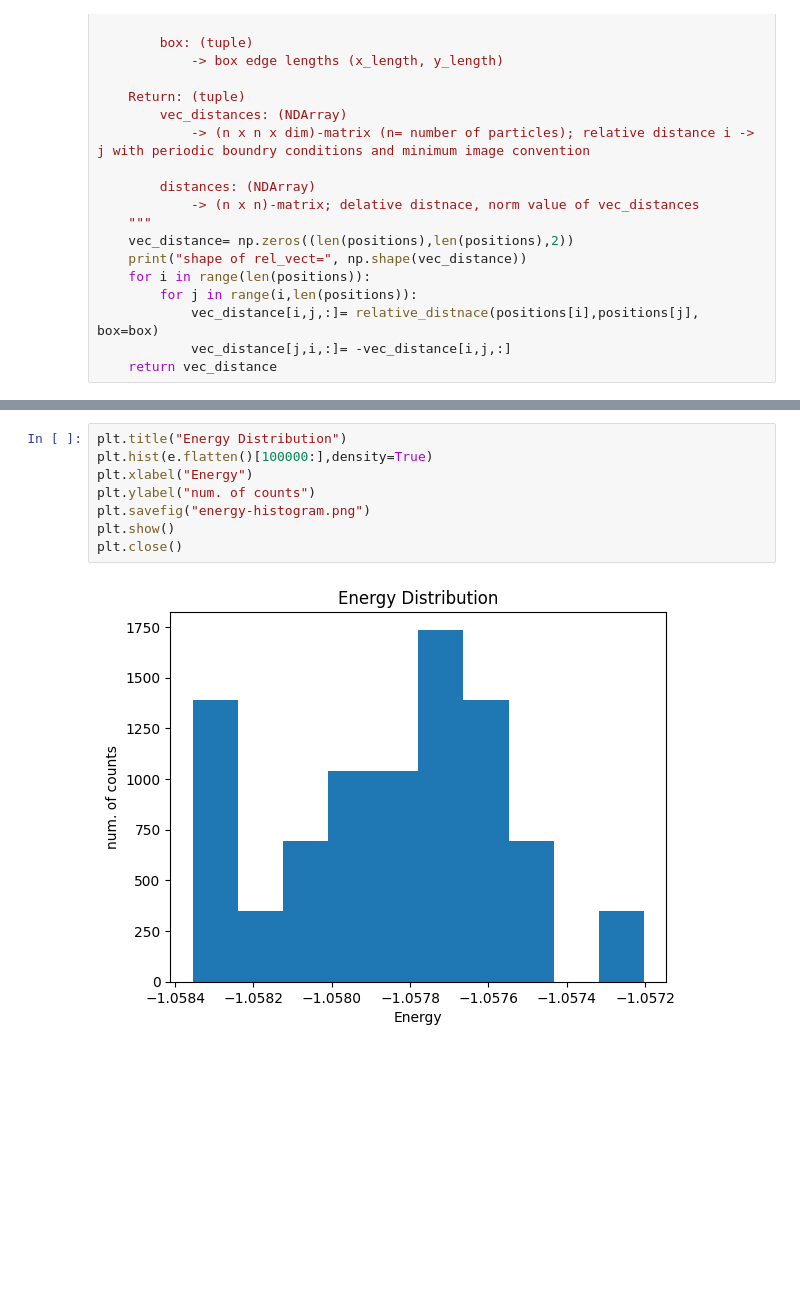
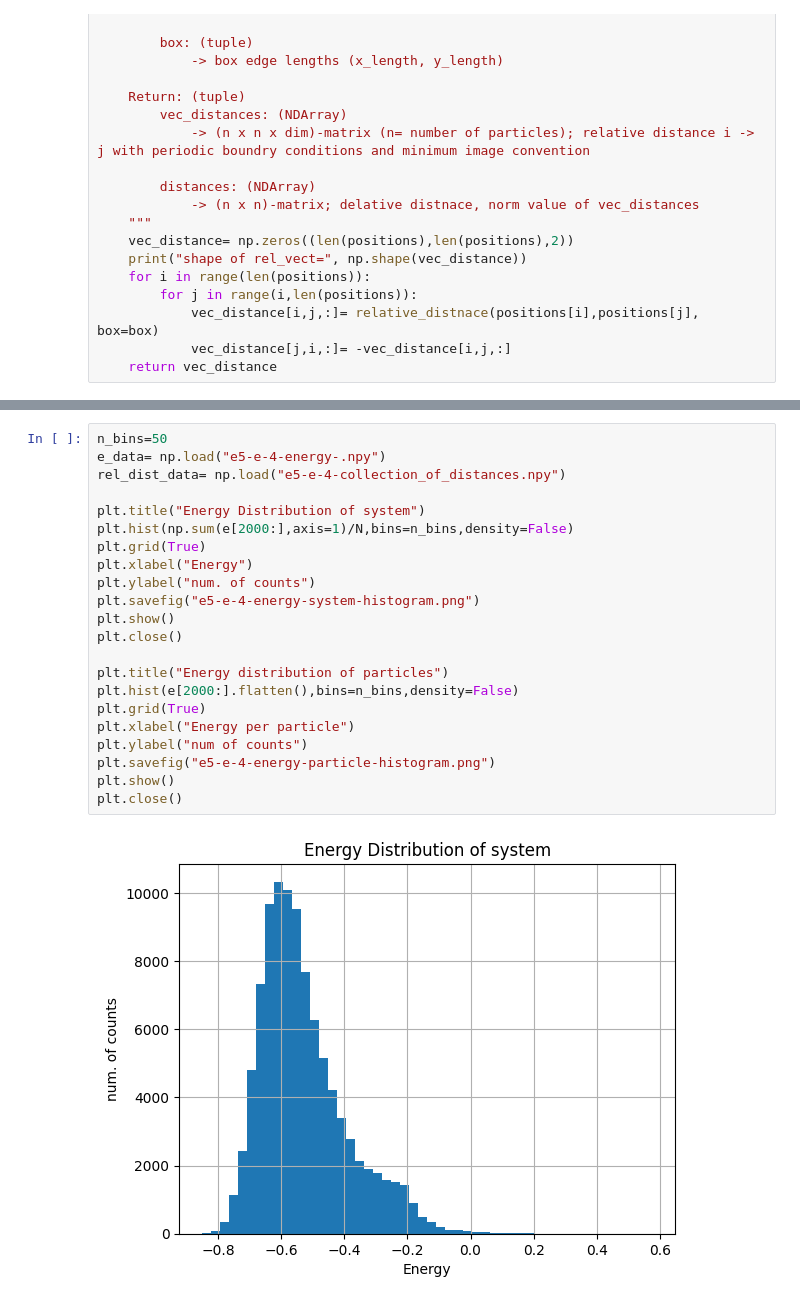
Before and after one commit to DominicNieder/Complex-Classical-Systems, a Jupyter notebook: 07Sheet/DominicNie_07.ipynb, the cells around one changed output, grey strips where cells are left out. Cells and saved outputs as stored; diff of their text form; blank space fills up the shorter version.

Commit message:
Found a boltzmann distribution

```diff
--- a/07Sheet/DominicNie_07.ipynb
+++ b/07Sheet/DominicNie_07.ipynb
@@ -187,10 +219,24 @@ plt.close()
-# %%
-plt.title("Energy Distribution")
-plt.hist(e.flatten()[100000:],density=True)
-plt.xlabel("Energy")
-plt.ylabel("num. of counts")
-plt.savefig("energy-histogram.png")
-plt.show()
-plt.close()
-# %% [output]
-[figure, removed]
+# %%
+n_bins=50
+e_data= np.load("e5-e-4-energy-.npy")
+rel_dist_data= np.load("e5-e-4-collection_of_distances.npy")
+
+plt.title("Energy Distribution of system")
+plt.hist(np.sum(e[2000:],axis=1)/N,bins=n_bins,density=False)
+plt.grid(True)
+plt.xlabel("Energy")
+plt.ylabel("num. of counts")
+plt.savefig("e5-e-4-energy-system-histogram.png")
+plt.show()
+plt.close()
+
+plt.title("Energy distribution of particles")
+plt.hist(e[2000:].flatten(),bins=n_bins,density=False)
+plt.grid(True)
+plt.xlabel("Energy per particle")
+plt.ylabel("num of counts")
+plt.savefig("e5-e-4-energy-particle-histogram.png")
+plt.show()
+plt.close()
+# %% [output]
+[figure, added]
```
Also changed, not shown: parts of 10 cells of this notebook.
